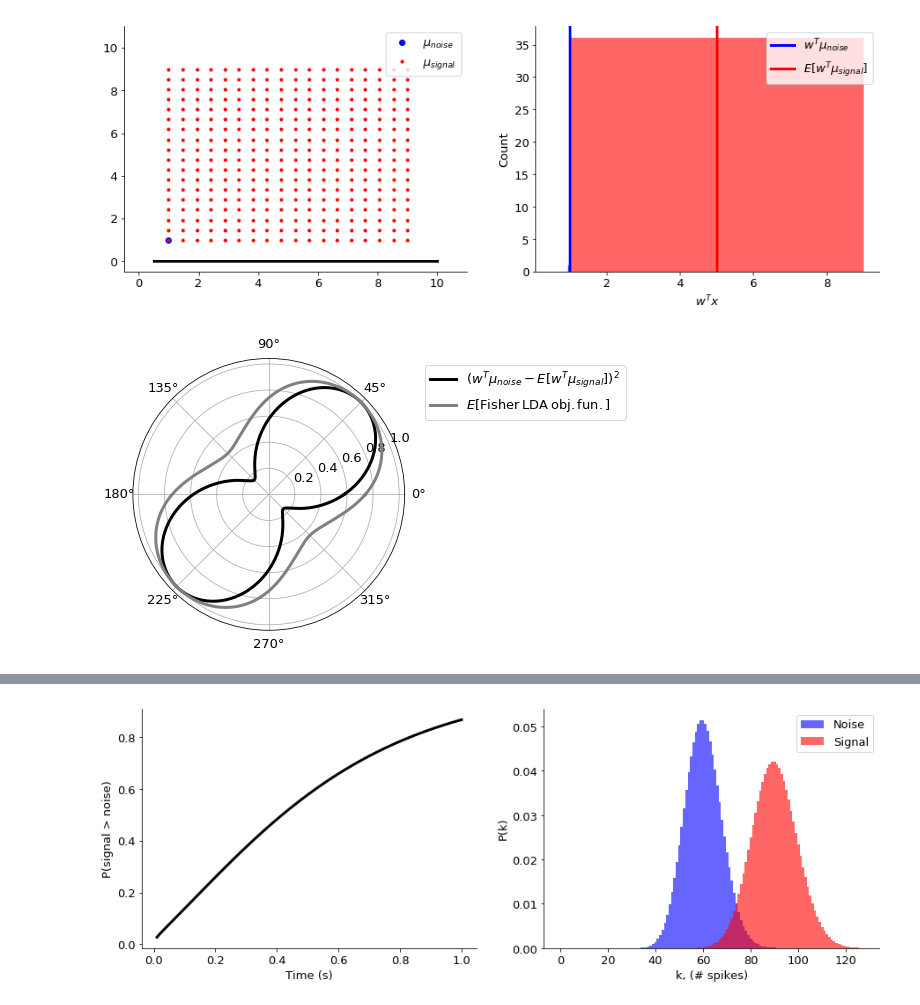
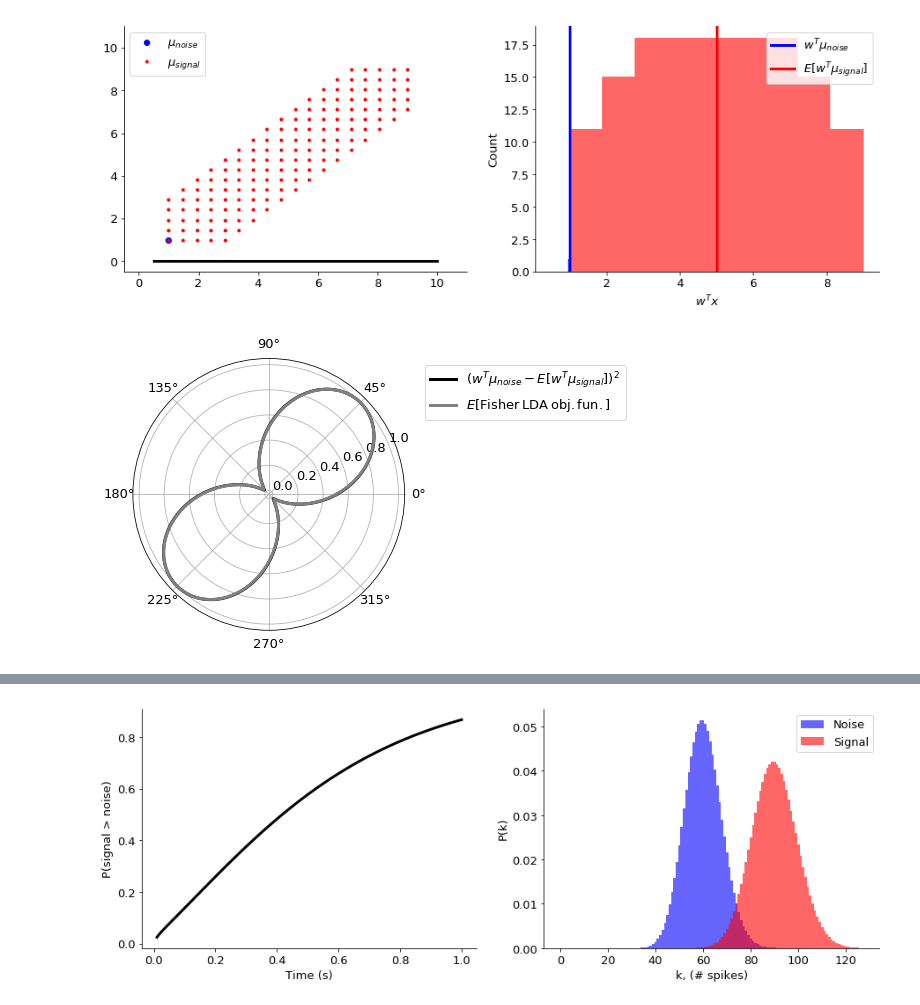
Before and after one commit to ala-laurila-lab/jupyter-notebooks, a Jupyter notebook: Classifiers.ipynb, the cells around one changed output, grey strips where cells are left out. Drawn from its saved outputs; the diff is of its cells as text; code cells hidden in the pictures.

```diff
--- a/Classifiers.ipynb
+++ b/Classifiers.ipynb
@@ -91,36 +91,36 @@ plt.show()
 # %%
 muNoise = np.array([1., 1.])
 muX1, muX2 = np.meshgrid(np.linspace(1., 9, 18), np.linspace(1., 9, 18))
 muSignal = np.vstack([muX1.ravel(), muX2.ravel()]).T
 muDiff = np.abs(muSignal[:, 0] - muSignal[:, 1])
-#muSignal = muSignal[muDiff <=2]
+muSignal = muSignal[muDiff <=2]
 
 w = np.array([1., 0.])
 w /= np.linalg.norm(w)
 zNoise = np.dot(muNoise, w)
 zSignal = np.dot(muSignal, w)
 
 fh = plt.figure(figsize=(15, 5))
 ah = fh.add_subplot(1, 2, 1)
 phC1 = ah.plot(muNoise[0], muNoise[1], 'o', color=cmap(0.)[0:3], label='$\mu_{noise}$')
 phC2 = ah.plot(muSignal[:, 0], muSignal[:, 1], '.', color=cmap(1.)[0:3], label='$\mu_{signal}$')
 ah.plot([0.5*w[0], 10*w[0]], [0.5*w[1], 10*w[1]], 'k-', lw=3)
 ah.set_xlim([-0.5, 11])
 ah.set_ylim([-0.5, 11])
 plt.legend(handles=phC1+phC2)
 ah = fh.add_subplot(1, 2, 2)
 ah.hist(zNoise, 9, color=cmap(0.)[0:3], alpha=0.6)
 ah.hist(zSignal, 9, color=cmap(1.)[0:3], alpha=0.6)
 lhC1 = ah.axvline(x=np.dot(muNoise, w), lw=3, color=cmap(0.)[0:3], label='$w^T\mu_{noise}$')
 lhC2 = ah.axvline(x=np.dot(muSignal, w).mean(), lw=3, color=cmap(1.)[0:3], label='$E[w^T\mu_{signal}]$')
 ah.set_xlabel('$w^Tx$')
 ah.set_ylabel('Count')
 plt.legend(handles=[lhC1, lhC2])
 plt.show()
 # %% [output]
-[figure, old version]
+[figure, new version]
 # %%
-noiseCorr = 0.5*np.sqrt(np.prod(muNoise))
+noiseCorr = 0.0*np.sqrt(np.prod(muNoise))
 covNoise = np.array([[muNoise[0], noiseCorr], [noiseCorr, muNoise[1]]])
 angles = np.linspace(0, 2*np.pi, 361)
 expLdaObjFunVal = []
@@ -134,7 +134,7 @@ for angle in angles:
     sqDiffObjFunTmp = 0.
 
     for i in range(muSignal.shape[0]):
-        signalCorr = 0.45*np.sqrt(np.prod(muSignal[i, :]))
+        signalCorr = 0.*np.sqrt(np.prod(muSignal[i, :]))
         covSignal = np.array([[muSignal[i, 0], signalCorr], [signalCorr, muSignal[i, 1]]])
         diff = np.dot(w, muNoise - muSignal[i, :])
         sqDiff = np.dot(diff, diff)
@@ -155,4 +155,4 @@ phSqDiff = plt.polar(angles, expSqDiffObjFunVal, color=[0,0,0], lw=3, label='$(w
 phLDA = plt.polar(angles, expLdaObjFunVal, color=[0.5, 0.5, 0.5], lw=3, label='$E[\mathrm{Fisher\:LDA\:obj. fun.}]$')
 plt.legend(handles=phSqDiff+phLDA, bbox_to_anchor=(1.05, 1));
 # %% [output]
-[figure, old version]
+[figure, new version]
```
Also changed, not shown: parts of 6 cells of this notebook.
